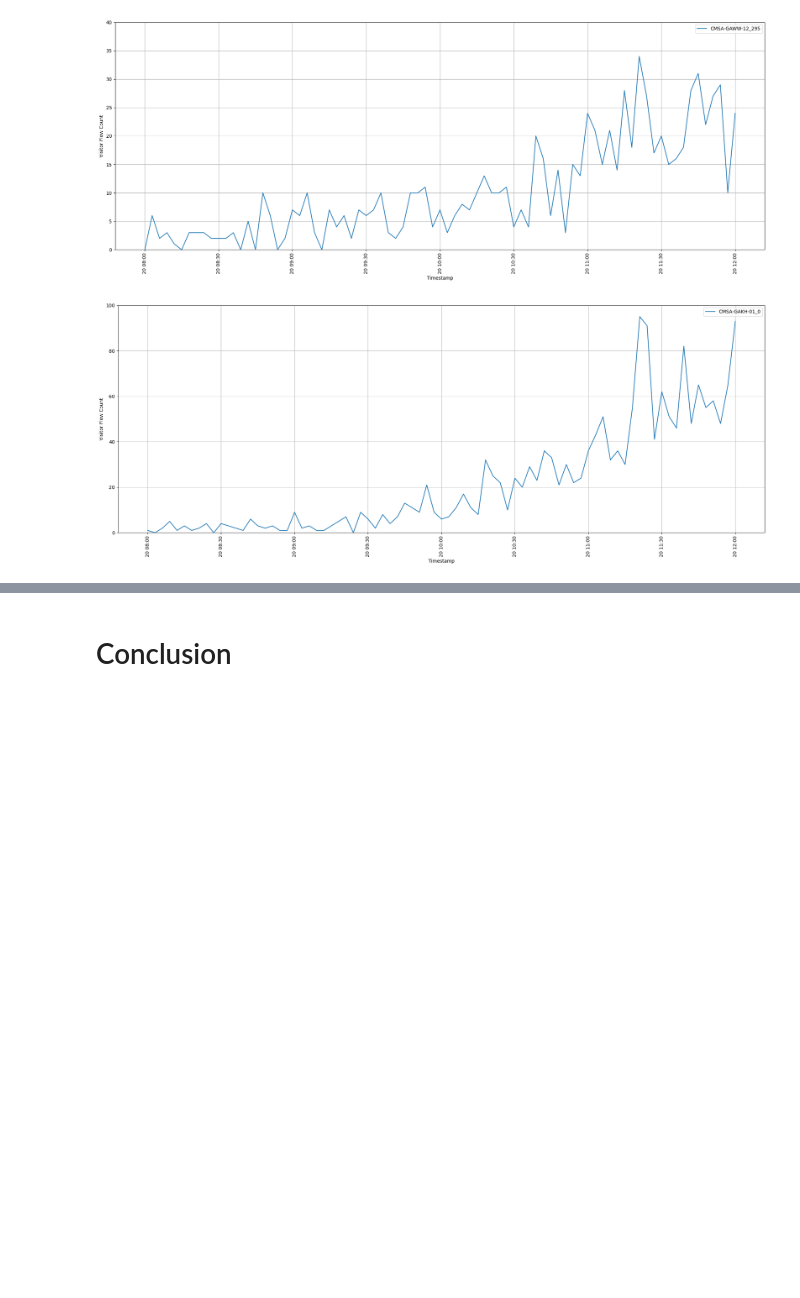
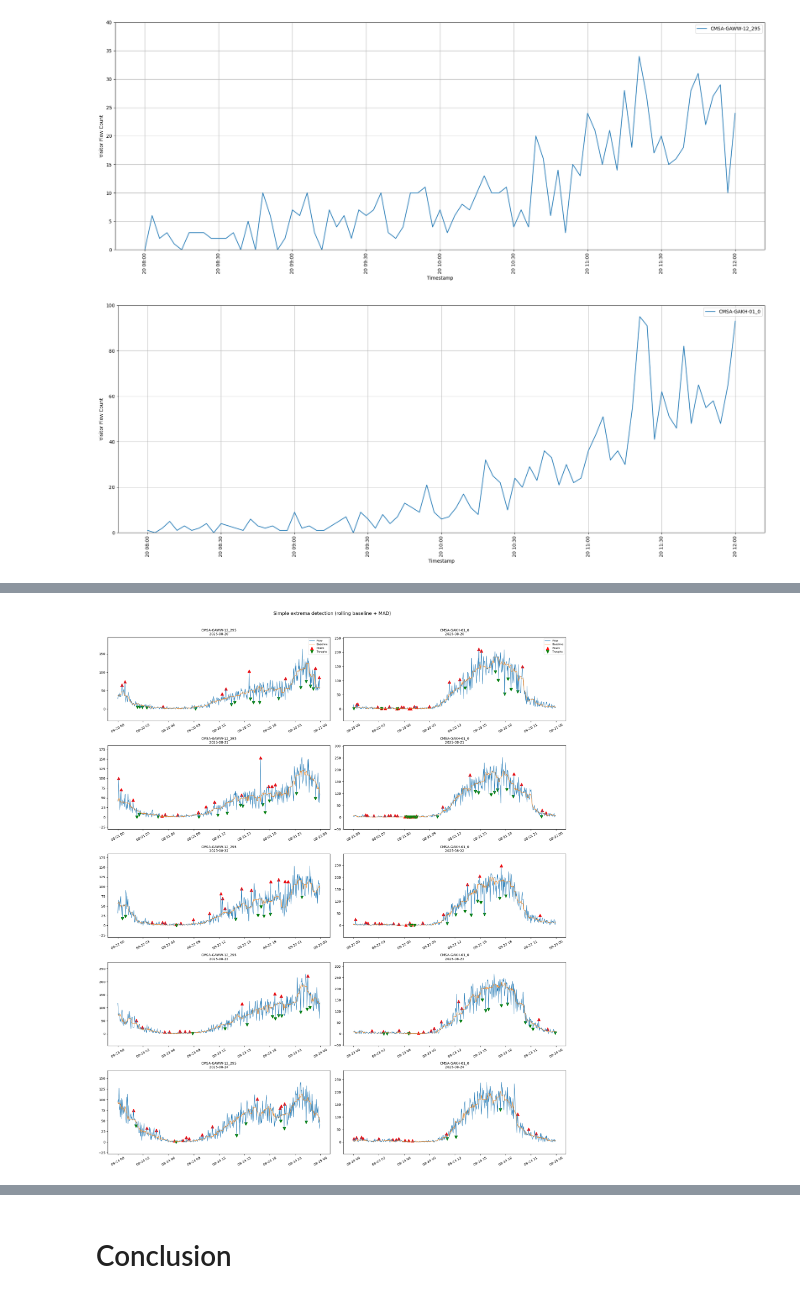
Before and after one commit to jipposteenstra/group22, a Jupyter notebook: project_template.ipynb, the cells around one changed output, grey strips where cells are left out. Saved outputs shown, nothing was run; the diff lists cells and outputs as text; code cells hidden in the pictures; blank space fills up the shorter version.

```diff
--- a/project_template.ipynb
+++ b/project_template.ipynb
@@ -245,0 +212,75 @@ plt.show()
+# %%
+# ---- Simple knobs ----
+WIN        = 11   # rolling window (samples) for baseline & scale
+K_SIGMA    = 3  # threshold in "sigma" units for extrema
+MIN_DIST   = 3    # min distance between extrema (samples)
+
+def rolling_mad_sigma(resid: pd.Series, win: int) -> pd.Series:
+    # robust rolling sigma via MAD; fall back to global median if needed
+    def _mad(a):
+        m = np.median(a)
+        return 1.4826 * np.median(np.abs(a - m))
+    sig = resid.rolling(win, center=True, min_periods=1).apply(_mad, raw=True)
+    return sig.fillna(sig.median())
+
+def simple_extrema(y: pd.Series, win=WIN, k=K_SIGMA, min_dist=MIN_DIST):
+    """
+    Returns (peaks_idx, troughs_idx, baseline) using one rolling baseline
+    and one rolling MAD-based sigma. Peaks = resid > k*sigma & local max,
+    Troughs = resid < -k*sigma & local min.
+    """
+    baseline = y.rolling(win, center=True, min_periods=1).median()
+    resid    = y - baseline
+    sigma    = rolling_mad_sigma(resid, win)
+
+    # Peaks on +resid above +k*sigma
+    pk, _ = find_peaks(resid.to_numpy(),
+                       height=(k * sigma.to_numpy()),
+                       distance=min_dist)
+
+    # Troughs on -resid above +k*sigma  <=> resid < -k*sigma
+    tr, _ = find_peaks((-resid).to_numpy(),
+                       height=(k * sigma.to_numpy()),
+                       distance=min_dist)
+
+    return pk, tr, baseline
+
+# ---------- Example usage in your per-day/per-sensor loop ----------
+# (assumes df with columns: 'timestamp', sensor names, already sorted)
+
+sensors2 = ["CMSA-GAWW-12_295", "CMSA-GAKH-01_0"]
+df_three_sensors["timestamp"] = pd.to_datetime(df_three_sensors["timestamp"])
+days = sorted(df_three_sensors["timestamp"].dt.date.unique())[:5]
+
+fig, axes = plt.subplots(len(days), len(sensors2), figsize=(20, 24))
+fig.subplots_adjust(hspace=0.4, wspace=0.3)
+
+for i, day in enumerate(days):
+    mask = df_three_sensors["timestamp"].dt.date == day
+    t    = df_three_sensors.loc[mask, "timestamp"].reset_index(drop=True)
+
+    for j, s in enumerate(sensors2):
+        ax = axes[i, j]
+        y  = df_three_sensors.loc[mask, s].astype(float).reset_index(drop=True)
+
+        pk, tr, base = simple_extrema(y)
+
+        ax.plot(t, y, lw=1, label="Flow")
+        ax.plot(t, base, lw=1, alpha=1, label="Baseline")
+        if len(pk): ax.scatter(t.iloc[pk], y.iloc[pk], s=80, color= "red", marker="^", label="Peaks")
+        if len(tr): ax.scatter(t.iloc[tr], y.iloc[tr], s=80, color= "green", marker="v", label="Troughs")
+
+        # a bit of headroom so peaks are visible
+        y_min, y_max = y.min(), y.max()
+        pad = 0.2 * max(1e-9, y_max - y_min)
+        ax.set_ylim(y_min - pad, y_max + pad)
+
+        ax.set_title(f"{s}\n{day}", fontsize=10)
+        ax.tick_params(axis="x", rotation=30)
+        if i == 0: ax.legend(fontsize=8)
+
+plt.suptitle("Simple extrema detection (rolling baseline + MAD)", fontsize=14)
+plt.tight_layout(rect=[0, 0, 1, 0.97])
+plt.show()
+# %% [output]
+[figure, added]
```
Also changed, not shown: parts of 12 cells of this notebook.
